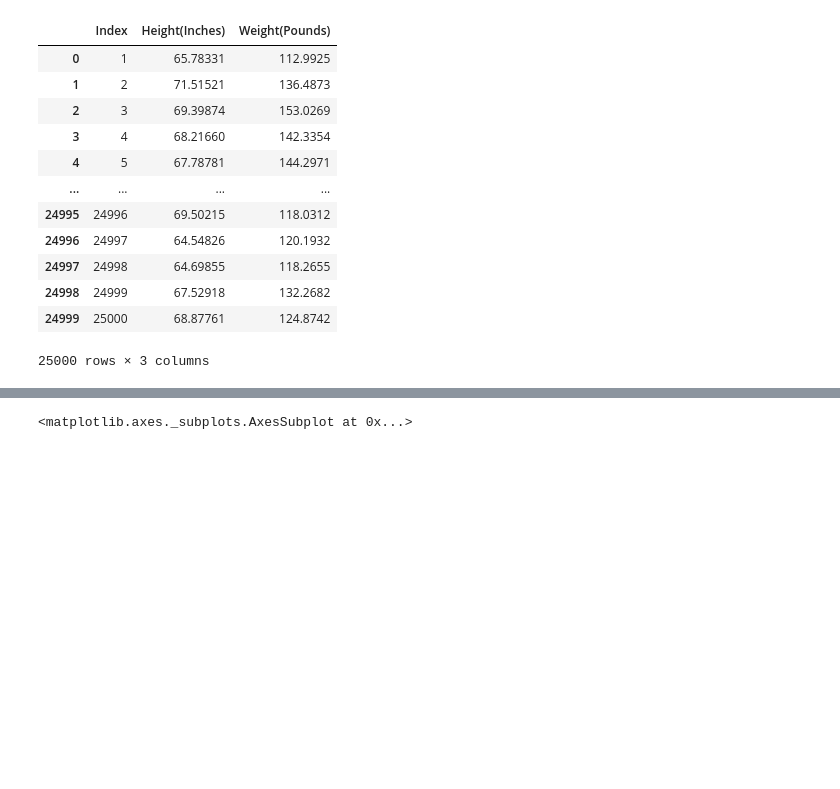
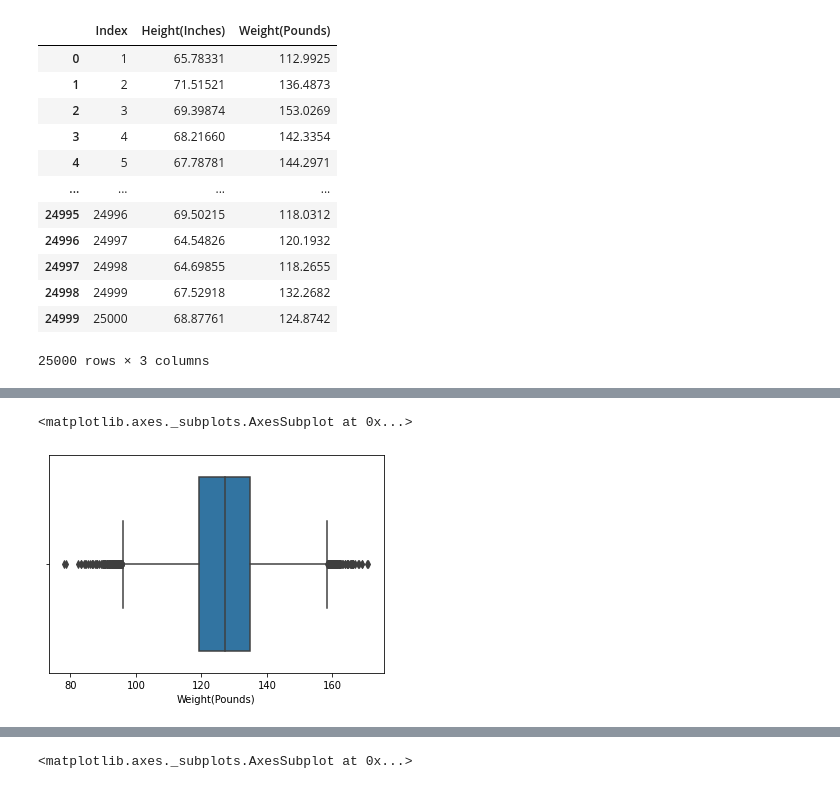
Before and after one commit to Olifira/-, a Jupyter notebook: лаб5_seaborn_олифир.ipynb, the cells around one changed output, grey strips where cells are left out. Cells and saved outputs as stored; diff of their text form; code cells hidden in the pictures; blank space fills up the shorter version.

```diff
--- a/лаб5_seaborn_олифир.ipynb
+++ b/лаб5_seaborn_олифир.ipynb
@@ -32,0 +40,5 @@ hw
+# %%
+sns.boxplot(hw['Weight(Pounds)'])
+# %% [output]
+<matplotlib.axes._subplots.AxesSubplot at 0x...>
+[figure, added]
```
Also changed, not shown: parts of 13 cells of this notebook.
